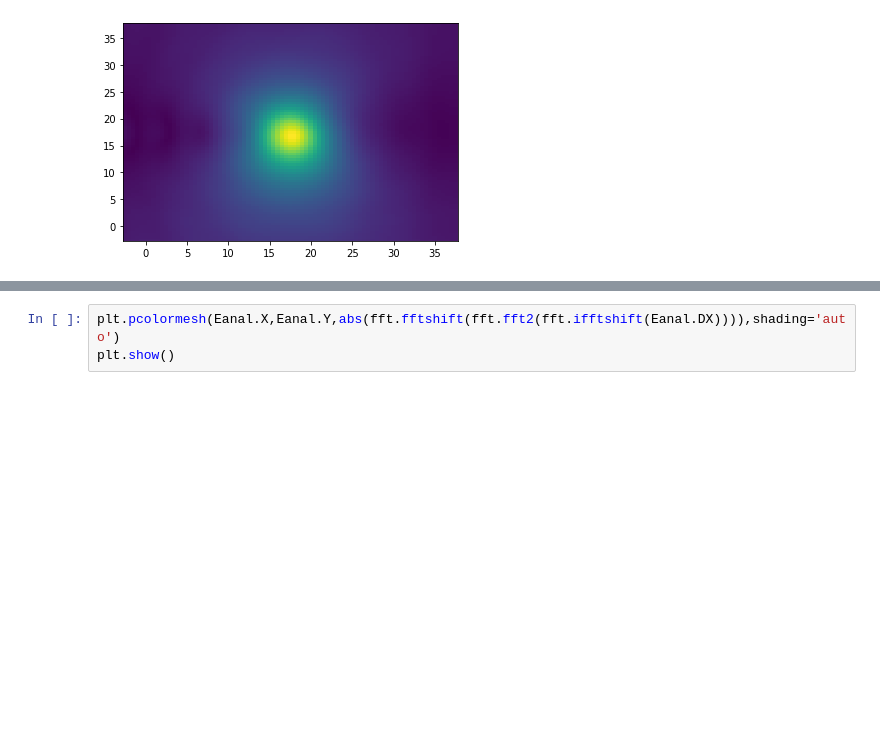
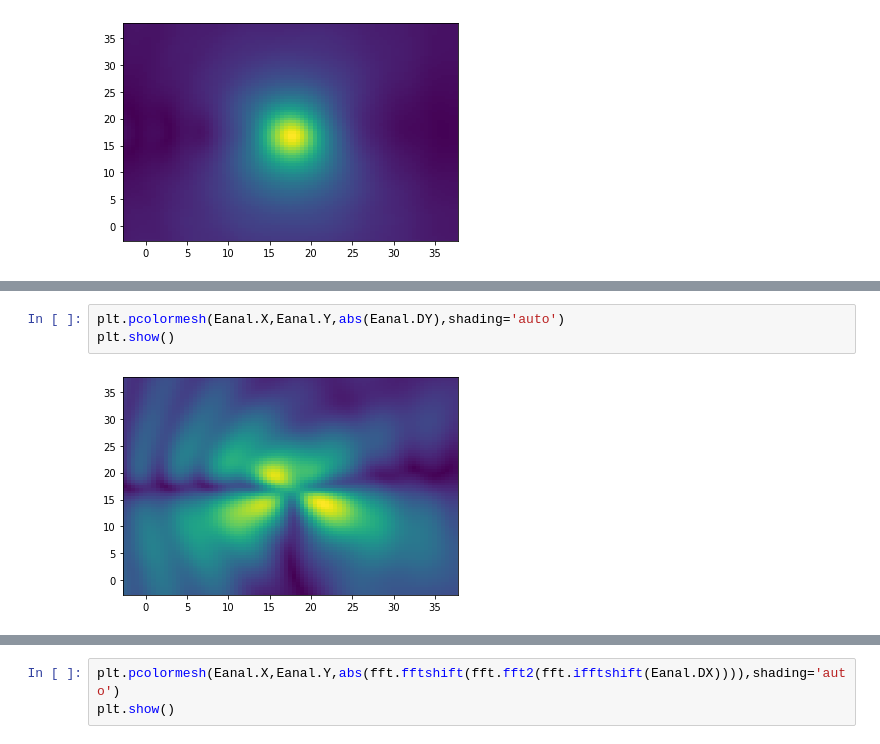
Before and after one commit to Khainguyen1349/MoMPython_KN, a Jupyter notebook: Maxwell/PlayWithMaxwell.ipynb, the cells around one changed output, grey strips where cells are left out. Cells and saved outputs as stored; diff of their text form; blank space fills up the shorter version.

```diff
--- a/Maxwell/PlayWithMaxwell.ipynb
+++ b/Maxwell/PlayWithMaxwell.ipynb
@@ -47,0 +113,5 @@ plt.show()
+# %%
+plt.pcolormesh(Eanal.X,Eanal.Y,abs(Eanal.DY),shading='auto')
+plt.show()
+# %% [output]
+[figure, added]
```
Also changed, not shown: parts of 5 cells of this notebook, 4 other files.
